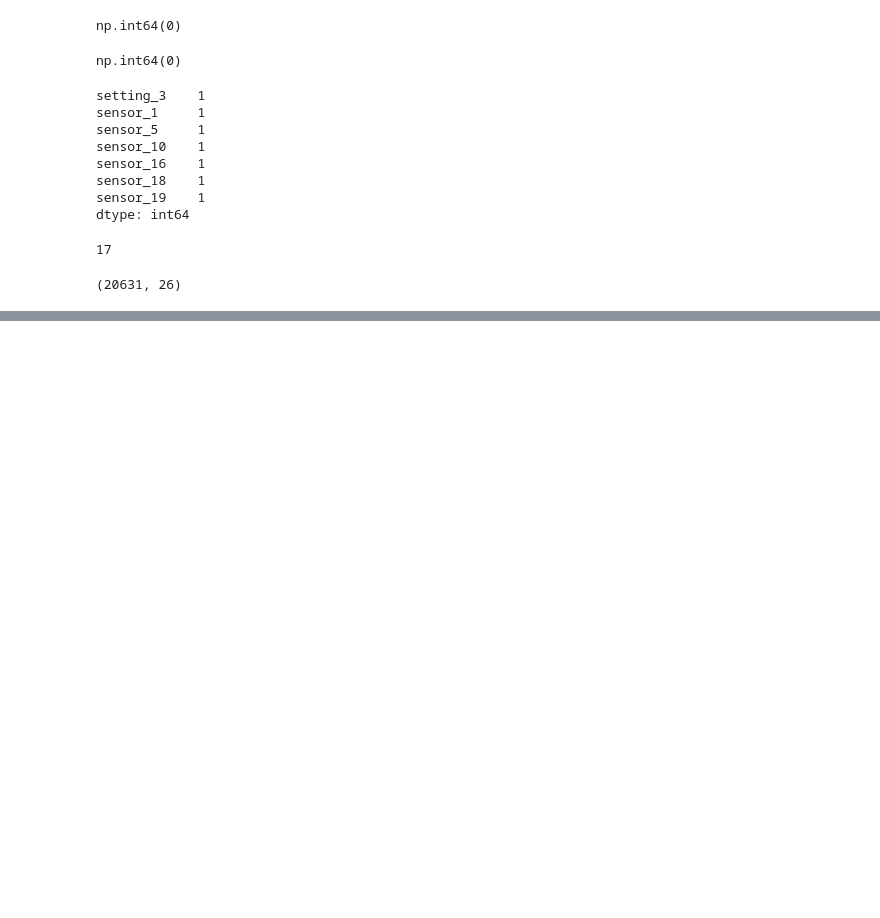
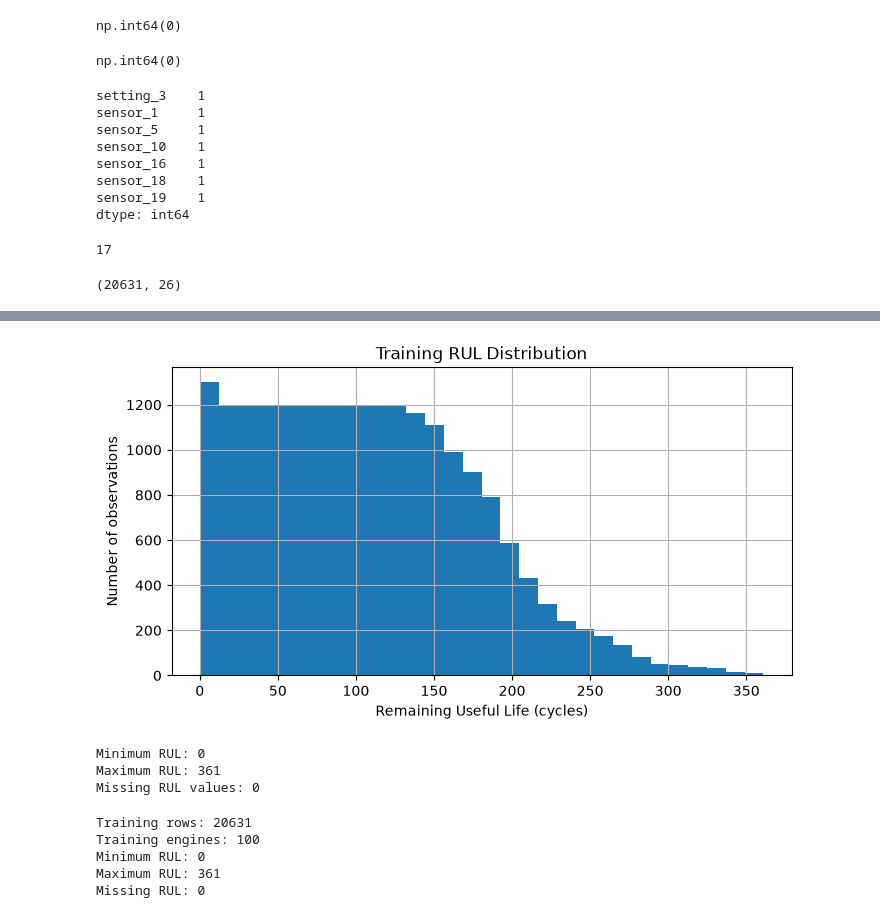
Before and after one commit to jay007i/predictive-maintenance, a Jupyter notebook: notebooks/01_data_understanding.ipynb, the cells around one changed output, grey strips where cells are left out. Saved outputs shown, nothing was run; the diff lists cells and outputs as text; code cells hidden in the pictures; blank space fills up the shorter version.

```diff
--- a/notebooks/01_data_understanding.ipynb
+++ b/notebooks/01_data_understanding.ipynb
@@ -362,0 +385,6 @@ df.shape
+# %%
+df["max_cycle"] = df.groupby("engine_id")["cycle"].transform("max")
+
+df["RUL"] = df["max_cycle"] - df["cycle"]
+
+df[["engine_id","cycle", "max_cycle","RUL"]].head(10)
@@ -362,0 +442,10 @@ df.shape
+# %%
+exclude_cols = constant_features + [
+    "engine_id",
+    "cycle",
+    "max_cycle",
+    "RUL"
+]
+
+X_train = df.drop(columns=exclude_cols)
+y_train = df["RUL"]
@@ -362,0 +476,29 @@ df.shape
+# %%
+y_train.hist(bins=30, figsize=(8, 4))
+
+plt.xlabel("Remaining Useful Life (cycles)")
+plt.ylabel("Number of observations")
+plt.title("Training RUL Distribution")
+plt.show()
+# %% [output]
+[figure, added]
+# %%
+print("Minimum RUL:", y_train.min())
+print("Maximum RUL:", y_train.max())
+print("Missing RUL values:", y_train.isna().sum())
+# %% [output]
+Minimum RUL: 0
+Maximum RUL: 361
+Missing RUL values: 0
+# %%
+print("Training rows:", len(df))
+print("Training engines:", df["engine_id"].nunique())
+print("Minimum RUL:", df["RUL"].min())
+print("Maximum RUL:", df["RUL"].max())
+print("Missing RUL:", df["RUL"].isna().sum())
+# %% [output]
+Training rows: 20631
+Training engines: 100
+Minimum RUL: 0
+Maximum RUL: 361
+Missing RUL: 0
```
Also changed, not shown: parts of 12 cells of this notebook, 6 other files.
